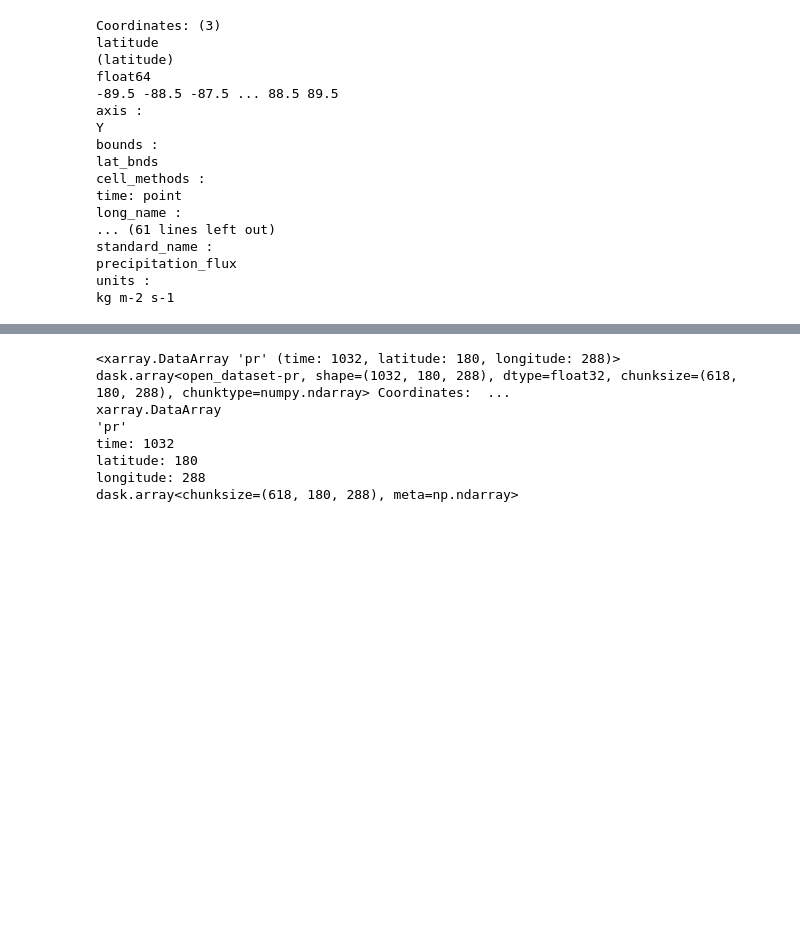
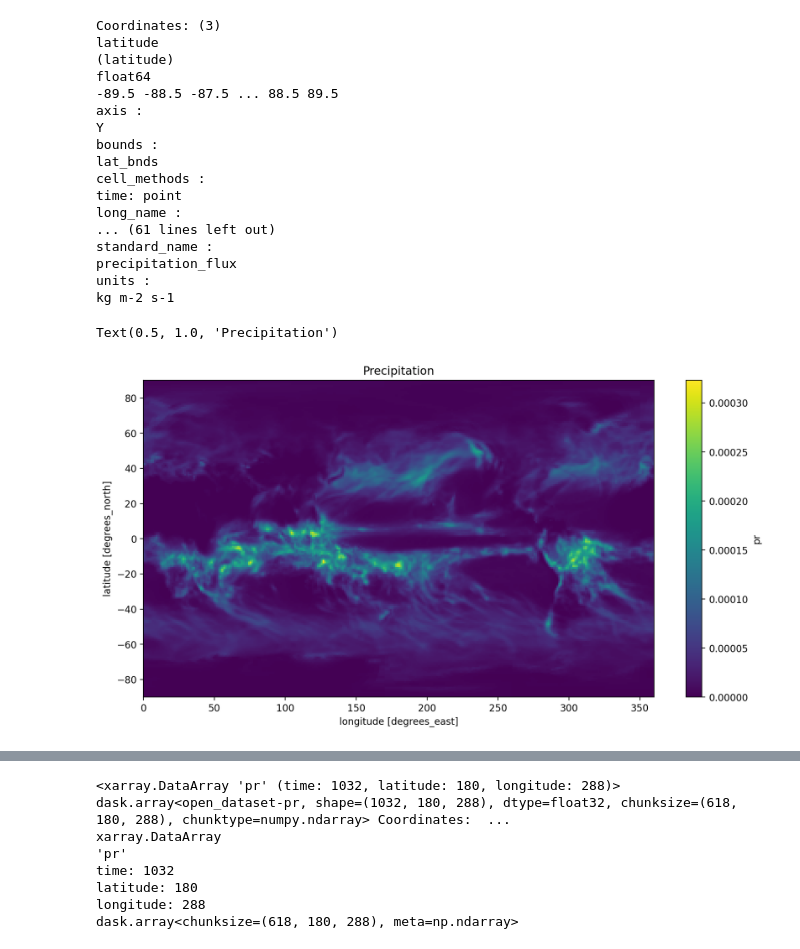
Before and after one commit to EES-3506-5506/EES3506_5506_Fall2023_Final_project_G3_Soma, a Jupyter notebook: Final_Project_G3.ipynb, the cells around one changed output, grey strips where cells are left out. Cells and saved outputs as stored; diff of their text form; code cells hidden in the pictures; blank space fills up the shorter version.

```diff
--- a/Final_Project_G3.ipynb
+++ b/Final_Project_G3.ipynb
@@ -243,3 +248,9 @@ standard_name :
 precipitation_flux
 units :
 kg m-2 s-1
+# %%
+gfdl_esm4_pr1.sel(time=slice('2015-01-16')).mean(dim='time').plot()
+plt.title('Precipitation')
+# %% [output]
+Text(0.5, 1.0, 'Precipitation')
+[figure, added]
```
Also changed, not shown: parts of 14 cells of this notebook.
